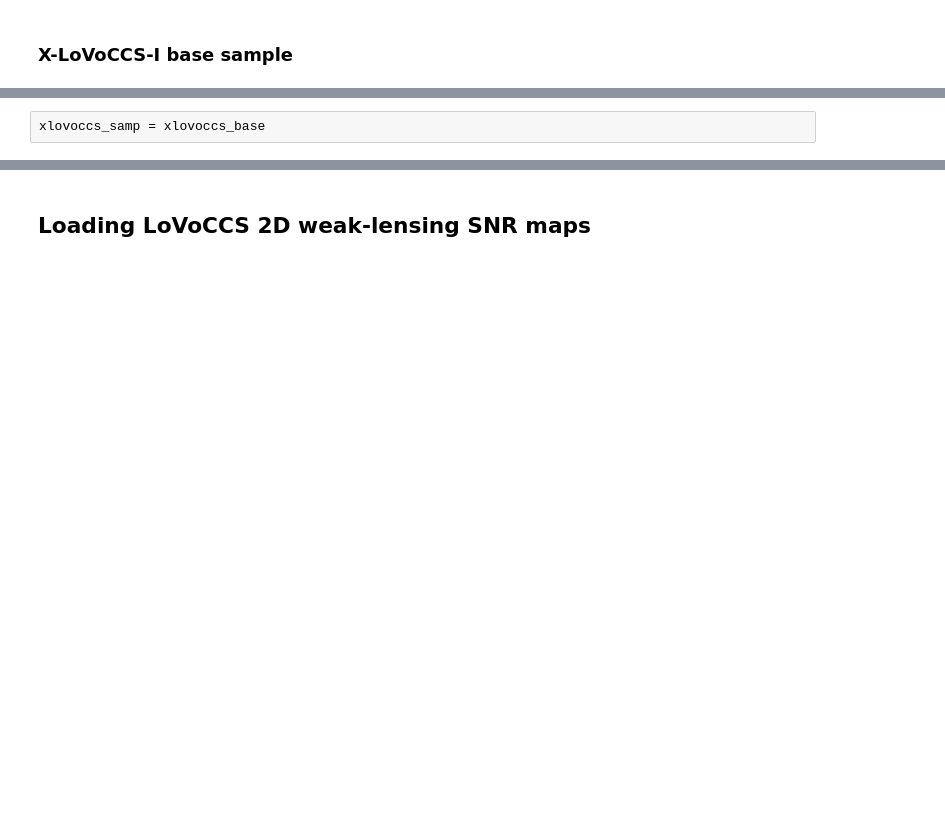
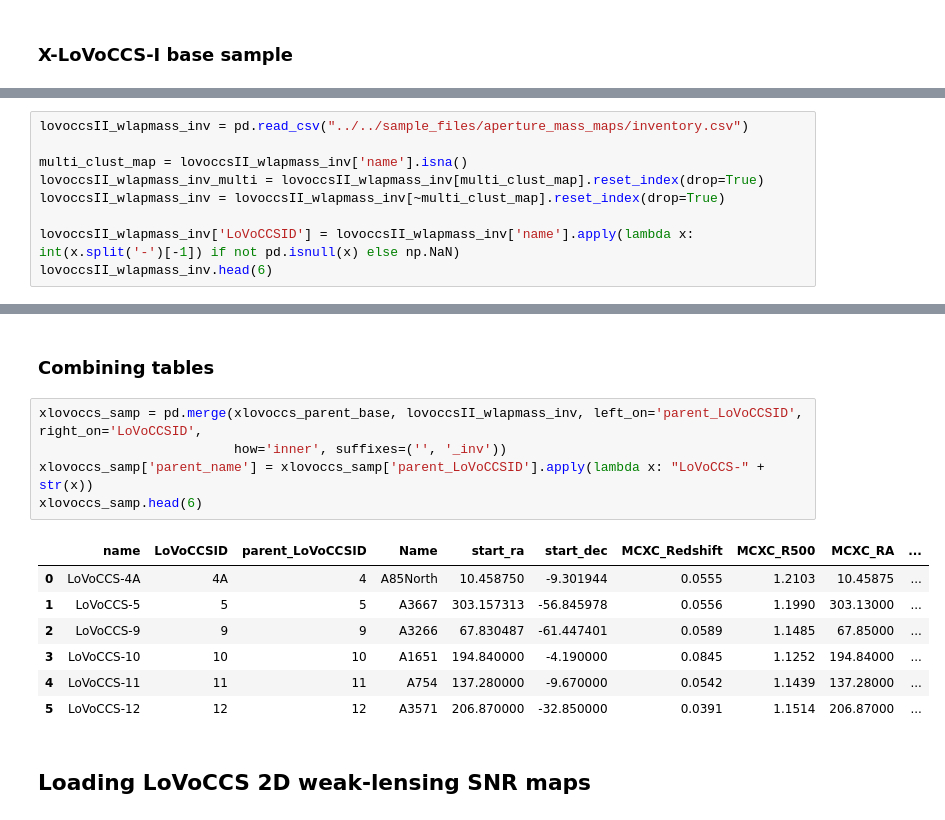
Before and after one commit to LoVoCCS/X-LoVoCCS-Analyses, a Jupyter notebook: notebooks/property_maps/general_xray_wl_apmass_corr.ipynb, the cells around one changed output, grey strips where cells are left out. Saved outputs shown, nothing was run; the diff lists cells and outputs as text; blank space fills up the shorter version.

```diff
--- a/notebooks/property_maps/general_xray_wl_apmass_corr.ipynb
+++ b/notebooks/property_maps/general_xray_wl_apmass_corr.ipynb
@@ -224,2 +231,9 @@ xlovoccs_base.head(6)
 # %%
-xlovoccs_samp = xlovoccs_base
+lovoccsII_wlapmass_inv = pd.read_csv("../../sample_files/aperture_mass_maps/inventory.csv")
+
+multi_clust_map = lovoccsII_wlapmass_inv['name'].isna()
+lovoccsII_wlapmass_inv_multi = lovoccsII_wlapmass_inv[multi_clust_map].reset_index(drop=True)
+lovoccsII_wlapmass_inv = lovoccsII_wlapmass_inv[~multi_clust_map].reset_index(drop=True)
+
+lovoccsII_wlapmass_inv['LoVoCCSID'] = lovoccsII_wlapmass_inv['name'].apply(lambda x: int(x.split('-')[-1]) if not pd.isnull(x) else np.NaN)
+lovoccsII_wlapmass_inv.head(6)
@@ -226,3 +256,18 @@ xlovoccs_samp = xlovoccs_base
+# %% [markdown]
+### Combining tables
+# %%
+xlovoccs_samp = pd.merge(xlovoccs_parent_base, lovoccsII_wlapmass_inv, left_on='parent_LoVoCCSID', right_on='LoVoCCSID',
+                         how='inner', suffixes=('', '_inv'))
+xlovoccs_samp['parent_name'] = xlovoccs_samp['parent_LoVoCCSID'].apply(lambda x: "LoVoCCS-" + str(x))
+xlovoccs_samp.head(6)
+# %% [output]
+|  | name | LoVoCCSID | parent_LoVoCCSID | Name | start_ra | start_dec | MCXC_Redshift | MCXC_R500 | MCXC_RA | ... |
+| 0 | LoVoCCS-4A | 4A | 4 | A85North | 10.458750 | -9.301944 | 0.0555 | 1.2103 | 10.45875 | ... |
+| 1 | LoVoCCS-5 | 5 | 5 | A3667 | 303.157313 | -56.845978 | 0.0556 | 1.1990 | 303.13000 | ... |
+| 2 | LoVoCCS-9 | 9 | 9 | A3266 | 67.830487 | -61.447401 | 0.0589 | 1.1485 | 67.85000 | ... |
+| 3 | LoVoCCS-10 | 10 | 10 | A1651 | 194.840000 | -4.190000 | 0.0845 | 1.1252 | 194.84000 | ... |
+| 4 | LoVoCCS-11 | 11 | 11 | A754 | 137.280000 | -9.670000 | 0.0542 | 1.1439 | 137.28000 | ... |
+| 5 | LoVoCCS-12 | 12 | 12 | A3571 | 206.870000 | -32.850000 | 0.0391 | 1.1514 | 206.87000 | ... |
 # %% [markdown]
 ## Loading LoVoCCS 2D weak-lensing SNR maps
 # %%
```
Also changed, not shown: parts of 48 cells of this notebook.
